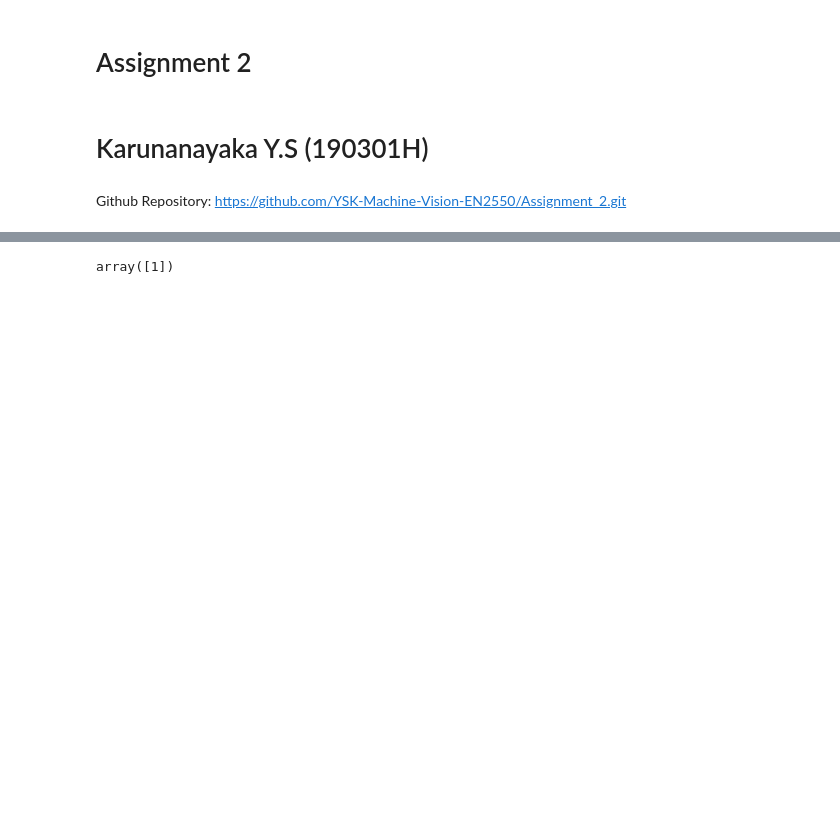
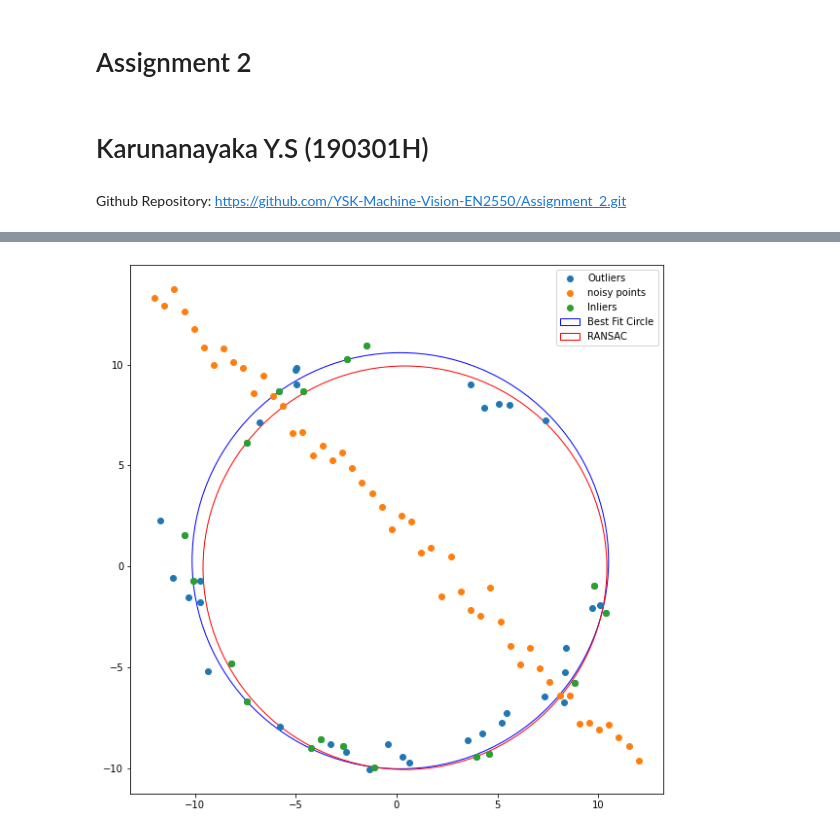
Before and after one commit to YSK-Machine-Vision-EN2550/Assignment_2, a Jupyter notebook: 190301H_a02.ipynb, the cells around one changed output, grey strips where cells are left out. Cells and saved outputs as stored; diff of their text form; code cells hidden in the pictures; blank space fills up the shorter version.

```diff
--- a/190301H_a02.ipynb
+++ b/190301H_a02.ipynb
@@ -25,8 +25,10 @@ X_line = np . hstack ( ( x . reshape ( half_n , 1 ) , y . reshape ( half_n , 1 )
 X = np . vstack ( ( X_circ , X_line ) )
 # %%
 # calculate the best fit circle
-probability = 0.90
+probability = 0.99
 outlier_ratio = 0.40
-trsh_dist = 1
+trsh_dist = 0.9
 s = 3
 Itterations = int(np.log(1-probability)/np.log(1-(1-outlier_ratio)**s))
+
+Itterations
@@ -74,4 +83,19 @@ array([[1, 3, 5]])
-# %%
-a[0]
-# %% [output]
-array([1])
+# %%
+figure, axes = plt.subplots(figsize = (10,10))
+axes.plot(X_circ[:,0],X_circ[:,1],'o',label = 'Outliers')
+axes.plot(X_line[:,0],X_line[:,1],'o',label = 'noisy points')
+axes.plot(inliers1[:,0], inliers1[:, 1], 'o',label = 'Inliers')
+
+circle_1 = plt.Circle((circle1[0], circle1[1]),circle1[2],fill = False,color = 'blue',label = 'Best Fit Circle')
+circle_2 = plt.Circle((circle2[0], circle2[1]),circle2[2],fill = False,color = 'red',label = 'RANSAC')
+
+axes.set_aspect(1)
+axes.add_artist(circle_1)
+axes.set_aspect( 1 )
+axes.add_artist(circle_2)
+
+plt.legend()
+
+plt.show()
+# %% [output]
+[figure, added]
```
Also changed, not shown: parts of 8 cells of this notebook.
